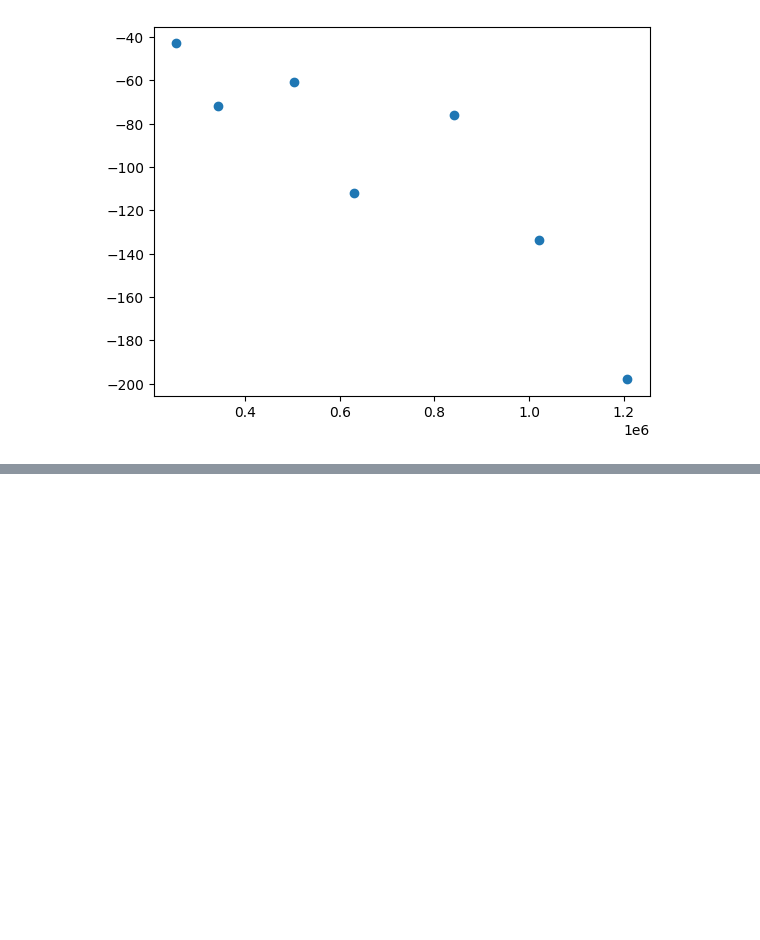
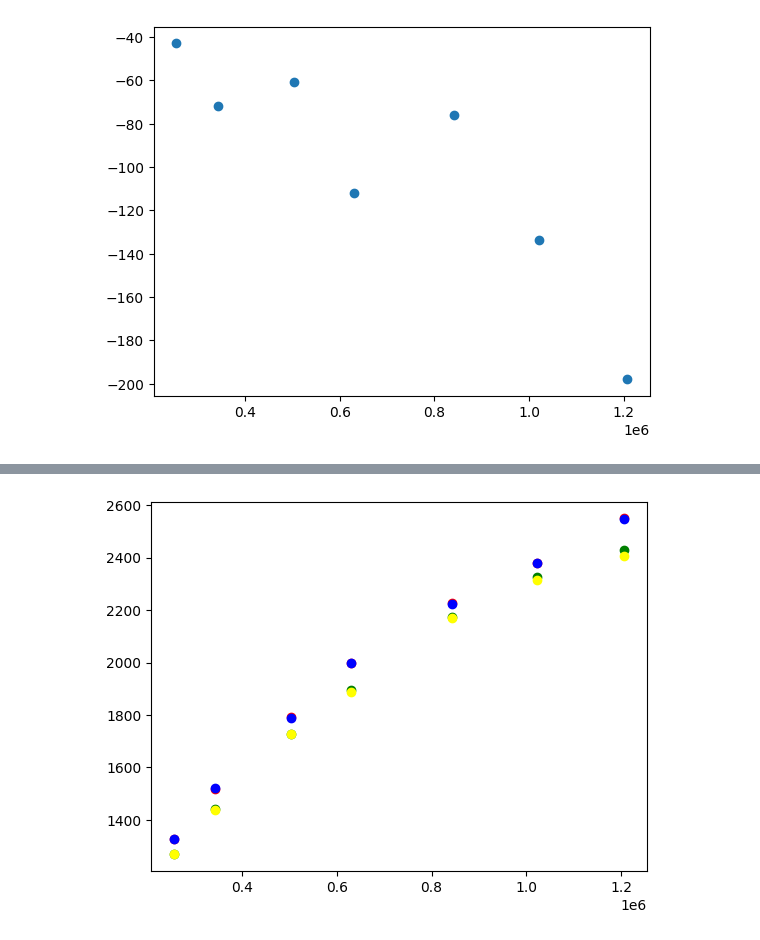
Before and after one commit to eriknbd/Lamb_wave_analisis, a Jupyter notebook: LambAnalisis.ipynb, the cells around one changed output, grey strips where cells are left out. Saved outputs shown, nothing was run; the diff lists cells and outputs as text; code cells hidden in the pictures; blank space fills up the shorter version.

```diff
--- a/LambAnalisis.ipynb
+++ b/LambAnalisis.ipynb
@@ -961,7 +938,6 @@ vf = 923.8217 m/s; Intercept = 0.035; r2 = 0.9999.
 # %%
-from scipy.io import loadmat
 import numpy as np
-from lambmath import full_analisis, max_frecuency
+from lambmath import full_analisis, max_frecuency, wave_speeds
 from scipy.optimize import least_squares
 from lambwaves import Lamb
 import matplotlib.pyplot as plt
@@ -993,6 +969,7 @@ for n in range(len(names)):
     vg = analisis[1]
     vf = analisis[2]
     vgs.append(vg[0])
+    #vgs.append(threshold_group_velocity(data_in, dist, bp_c = all_bp_center[n], bp_w = all_bp_width[n], plot = False)[0])
     vfs.append(vf[0])
 
 vgs = np.array(vgs)
@@ -1004,17 +981,14 @@ def residuals(params, x1, y1, x2, y2):
     E, v = params
     p = 2620.5          #kg/m³
 
-    c_L = np.sqrt(E*(1-v) / (p*(1+v)*(1-2*v)))
-    c_S = np.sqrt(E / (2*p*(1+v)))
-    c_R = c_S * ((0.862+1.14*v) / (1+v))
-
+    c_L, c_S, c_R = wave_speeds(E, v, p)
     with warnings.catch_warnings():
         warnings.filterwarnings('ignore', category=RuntimeWarning)
         pol = Lamb(thickness= 0.164, #mm
                     nmodes_sym=1,
                     nmodes_antisym=1,
-                    fd_max=2000,
-                    vp_max=10000,
+                    fd_max=500,
+                    vp_max=15000,
                     c_L=c_L,
                     c_S=c_S,
                     c_R=c_R,
@@ -1039,10 +1013,7 @@ print(result.cost)
 E = E_fit          # Módulo de Young en Pa
 v = v_fit          # Coeficiente de Poisson
 
-c_L = np.sqrt(E*(1-v) / (p*(1+v)*(1-2*v)))
-c_S = np.sqrt(E / (2*p*(1+v)))
-
-c_R = c_S * ((0.862+1.14*v) / (1+v))
+c_L, c_S, c_R = wave_speeds(E, v, p)
 with warnings.catch_warnings():
     warnings.filterwarnings('ignore', category=RuntimeWarning)
     pol = Lamb(thickness= b, #mm
@@ -1277,0 +1183,26 @@ print(cc_group_velocity(data_file[names[1]], dist, plot = True, bp_w = 200e3))
+# %%
+all_bp_width  = np.array([200e3, 200e3, 200e3, 200e3, 400e3, 400e3, 400e3])
+
+vgmx = []
+fc = []
+
+colors = ["red", "blue", "green", "yellow"]
+
+for i in range(len(names)):
+    v = []
+
+    fc.append(max_frecuency(data_file[names[i]]))
+    v.append(cc_group_velocity(data_file[names[i]], dist, plot = False, bp_w = all_bp_width[i]))
+    v.append(cc_group_velocity_all(data_file[names[i]], dist, plot = False, bp_w = all_bp_width[i]))
+    v.append(threshold_group_velocity(data_file[names[i]], dist, plot = False, bp_w = all_bp_width[i]))
+    v.append(threshold_group_velocity_all(data_file[names[i]], dist, plot = False, bp_w = all_bp_width[i]))
+
+    vgmx.append(v)
+vgmx = np.array(vgmx)
+
+for i in range(len(names)):
+    for j in range(4):
+        plt.scatter(fc[i], vgmx[i][j][0], c = colors[j])
+plt.show()
+# %% [output]
+[figure, added]
```
Also changed, not shown: parts of 11 cells of this notebook, 1 other file.
